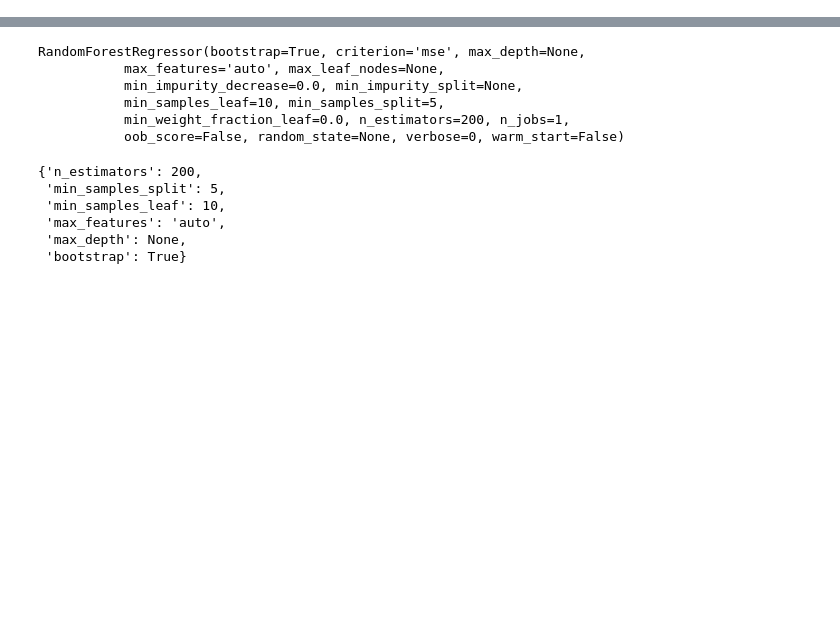
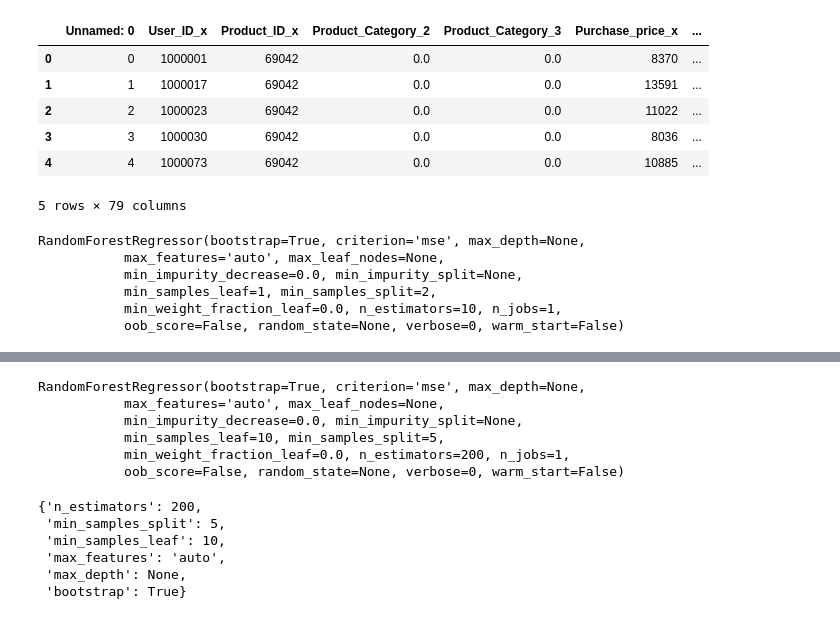
Before and after one commit to falihazikra/Black-Friday, a Jupyter notebook: notebooks/Black Friday - Random Forest.ipynb, the cells around one changed output, grey strips where cells are left out. Drawn from its saved outputs; the diff is of its cells as text; code cells hidden in the pictures; blank space fills up the shorter version.

```diff
--- a/notebooks/Black Friday - Random Forest.ipynb
+++ b/notebooks/Black Friday - Random Forest.ipynb
@@ -315,0 +91,2 @@ df_train.corr()
+# %%
+df=pd.get_dummies(df_train, columns=['Gender','Age','Occupation','City_Category','Stay_In_Current_City_Years','Marital_Status','Product_Category_1'])
@@ -316,3 +97,13 @@ df_train.corr()
+# %%
+df.head()
+# %% [output]
+|  | Unnamed: 0 | User_ID_x | Product_ID_x | Product_Category_2 | Product_Category_3 | Purchase_price_x | ... |
+| 0 | 0 | 1000001 | 69042 | 0.0 | 0.0 | 8370 | ... |
+| 1 | 1 | 1000017 | 69042 | 0.0 | 0.0 | 13591 | ... |
+| 2 | 2 | 1000023 | 69042 | 0.0 | 0.0 | 11022 | ... |
+| 3 | 3 | 1000030 | 69042 | 0.0 | 0.0 | 8036 | ... |
+| 4 | 4 | 1000073 | 69042 | 0.0 | 0.0 | 10885 | ... |
+5 rows × 79 columns
 # %%
 from sklearn.model_selection import train_test_split
 from sklearn.preprocessing import StandardScaler
@@ -348,4 +121,13 @@ X_test_ts = scaler.transform(X_test)
 # %%
-randomForest = rfr.fit(X_train_ts,y_train)
+from sklearn.ensemble import RandomForestRegressor
+rfr= RandomForestRegressor()
+rfr.fit(X_train_ts,y_train)
+# %% [output]
+RandomForestRegressor(bootstrap=True, criterion='mse', max_depth=None,
+           max_features='auto', max_leaf_nodes=None,
+           min_impurity_decrease=0.0, min_impurity_split=None,
+           min_samples_leaf=1, min_samples_split=2,
+           min_weight_fraction_leaf=0.0, n_estimators=10, n_jobs=1,
+           oob_score=False, random_state=None, verbose=0, warm_start=False)
 # %%
 y_pred = rfr.predict(scaler.transform(X_test))
```
Also changed, not shown: parts of 55 cells of this notebook, 1 other file.
